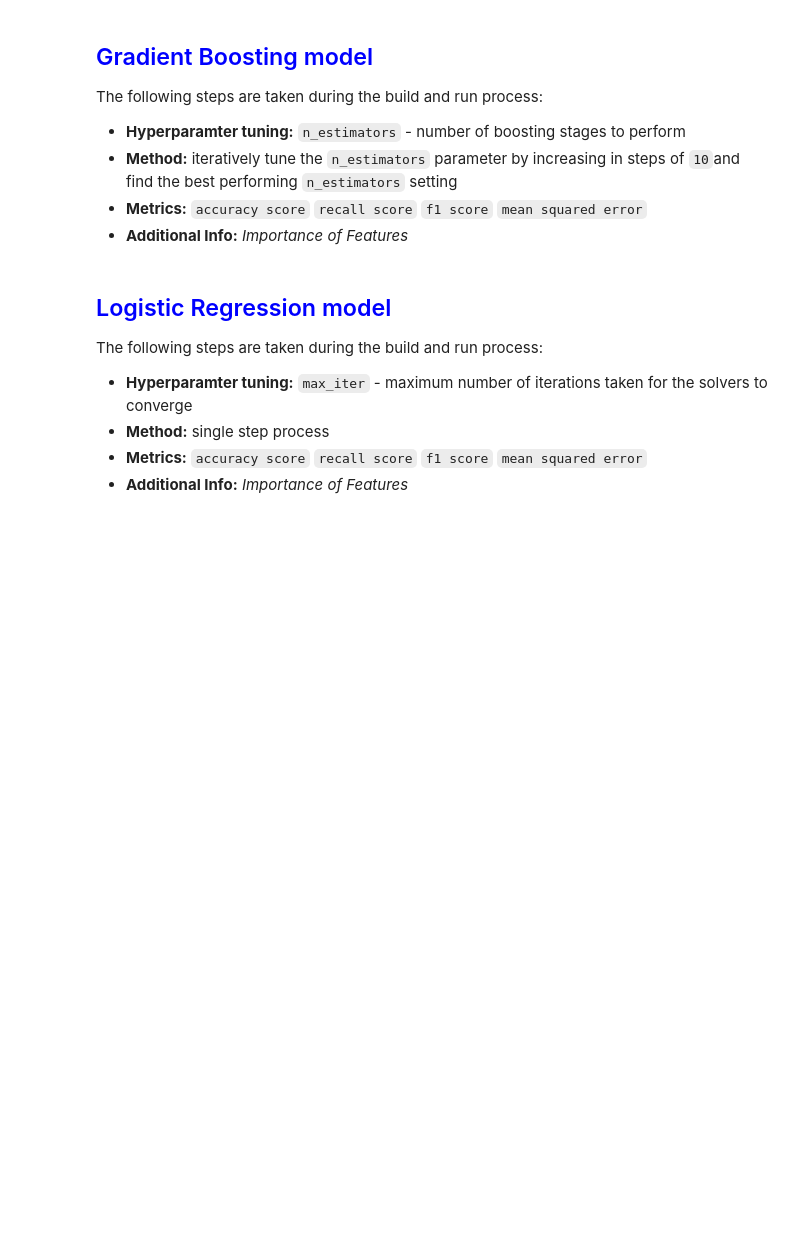
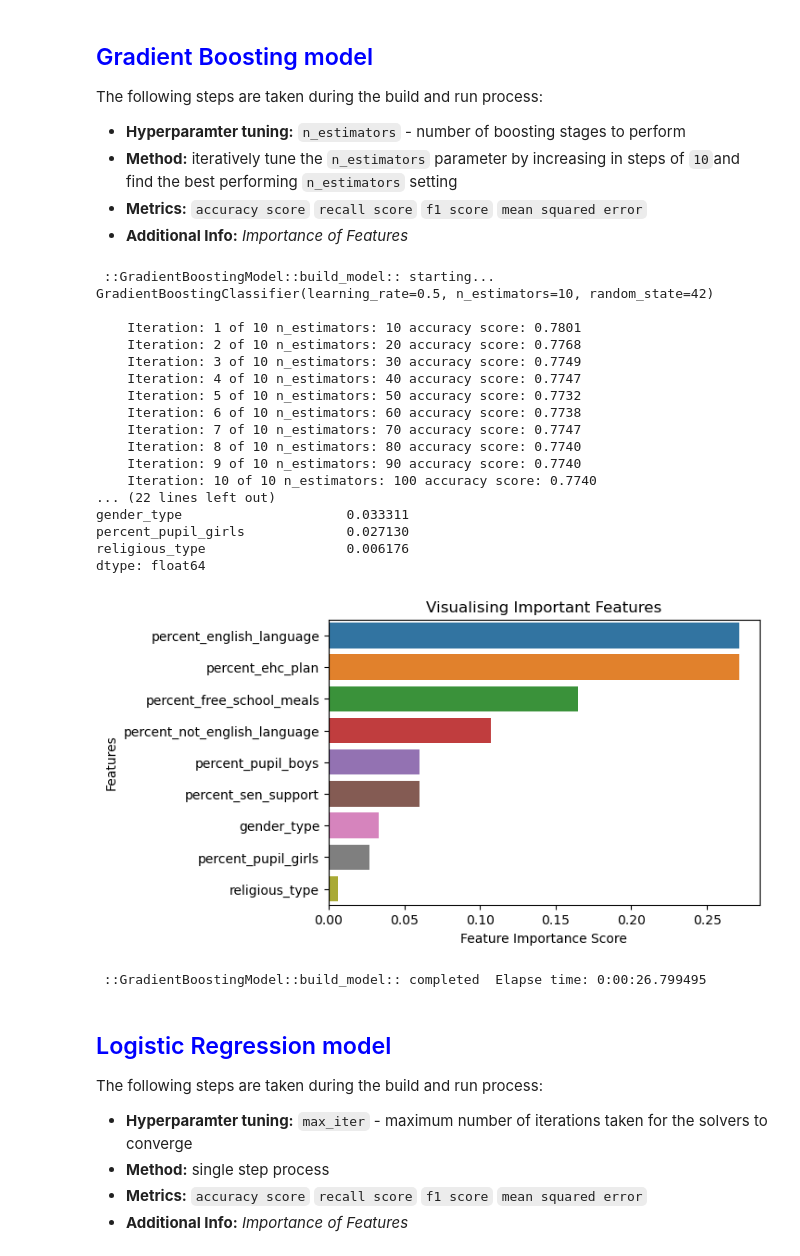
Before and after one commit to wrm65/Capstone-Project-2024, a Jupyter notebook: school_ofsted_rating.ipynb, the cells around one changed output. Drawn from its saved outputs; the diff is of its cells as text; code cells hidden in the pictures; blank space fills up the shorter version.

```diff
--- a/school_ofsted_rating.ipynb
+++ b/school_ofsted_rating.ipynb
@@ -275,8 +309,28 @@ The following steps are taken during the build and run process:
 # %%
 
 # call function to build and run the Gradient Boosting model
 
-# school_rating.build_model(MODEL_GRADIENT_BOOSTING['TYPE'])
+school_rating.build_model(MODEL_GRADIENT_BOOSTING['TYPE'])
+# %% [output]
+ ::GradientBoostingModel::build_model:: starting...  GradientBoostingClassifier(learning_rate=0.5, n_estimators=10, random_state=42)
+
+    Iteration: 1 of 10 n_estimators: 10 accuracy score: 0.7801
+    Iteration: 2 of 10 n_estimators: 20 accuracy score: 0.7768
+    Iteration: 3 of 10 n_estimators: 30 accuracy score: 0.7749
+    Iteration: 4 of 10 n_estimators: 40 accuracy score: 0.7747
+    Iteration: 5 of 10 n_estimators: 50 accuracy score: 0.7732
+    Iteration: 6 of 10 n_estimators: 60 accuracy score: 0.7738
+    Iteration: 7 of 10 n_estimators: 70 accuracy score: 0.7747
+    Iteration: 8 of 10 n_estimators: 80 accuracy score: 0.7740
+    Iteration: 9 of 10 n_estimators: 90 accuracy score: 0.7740
+    Iteration: 10 of 10 n_estimators: 100 accuracy score: 0.7740
+... (22 lines left out)
+gender_type                     0.033311
+percent_pupil_girls             0.027130
+religious_type                  0.006176
+dtype: float64
+[figure, added]
+ ::GradientBoostingModel::build_model:: completed  Elapse time: 0:00:26.799495
 # %% [markdown]
 ## <font color = blue>Logistic Regression model</font>
 
```
Also changed, not shown: parts of 26 cells of this notebook.
